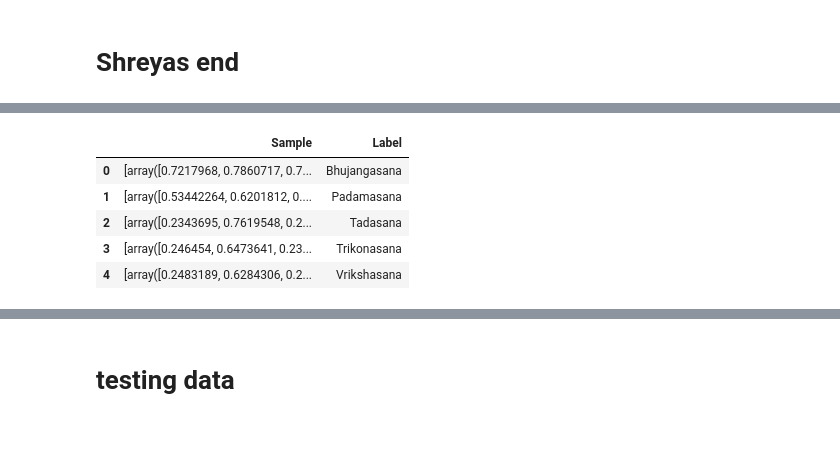
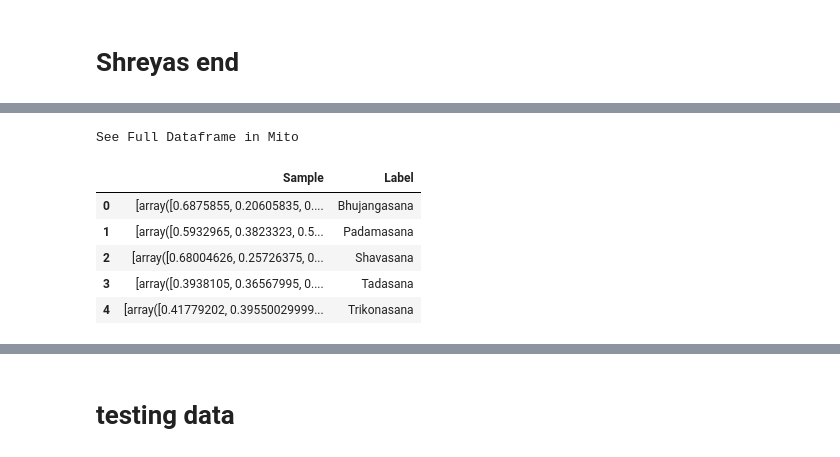
Before and after one commit to radhamujumdar/Yoga_Class-Analysis, a Jupyter notebook: Frames_folder.ipynb, the cells around one changed output, grey strips where cells are left out. Saved outputs shown, nothing was run; the diff lists cells and outputs as text; code cells hidden in the pictures.

```diff
--- a/Frames_folder.ipynb
+++ b/Frames_folder.ipynb
@@ -440,15 +407,16 @@ for i in range(0,len(keypts_data)-1):
         inner_list=[]
         outer_list=[]
 # %%
-final_test=pd.read_csv('final_test.csv')
+final_test=pd.read_csv('geet_final_train.csv')
 final_test.head()
 # %% [output]
+See Full Dataframe in Mito
 |  | Sample | Label |
-| 0 | [array([0.7217968, 0.7860717, 0.7... | Bhujangasana |
-| 1 | [array([0.53442264, 0.6201812, 0.... | Padamasana |
-| 2 | [array([0.2343695, 0.7619548, 0.2... | Tadasana |
-| 3 | [array([0.246454, 0.6473641, 0.23... | Trikonasana |
-| 4 | [array([0.2483189, 0.6284306, 0.2... | Vrikshasana |
+| 0 | [array([0.6875855, 0.20605835, 0.... | Bhujangasana |
+| 1 | [array([0.5932965, 0.3823323, 0.5... | Padamasana |
+| 2 | [array([0.68004626, 0.25726375, 0... | Shavasana |
+| 3 | [array([0.3938105, 0.36567995, 0.... | Tadasana |
+| 4 | [array([0.41779202, 0.39550029999... | Trikonasana |
 # %%
 # x_train=[]
 # x_train.append(final_train['Sample'])
```
Also changed, not shown: parts of 34 cells of this notebook, 5 other files.
